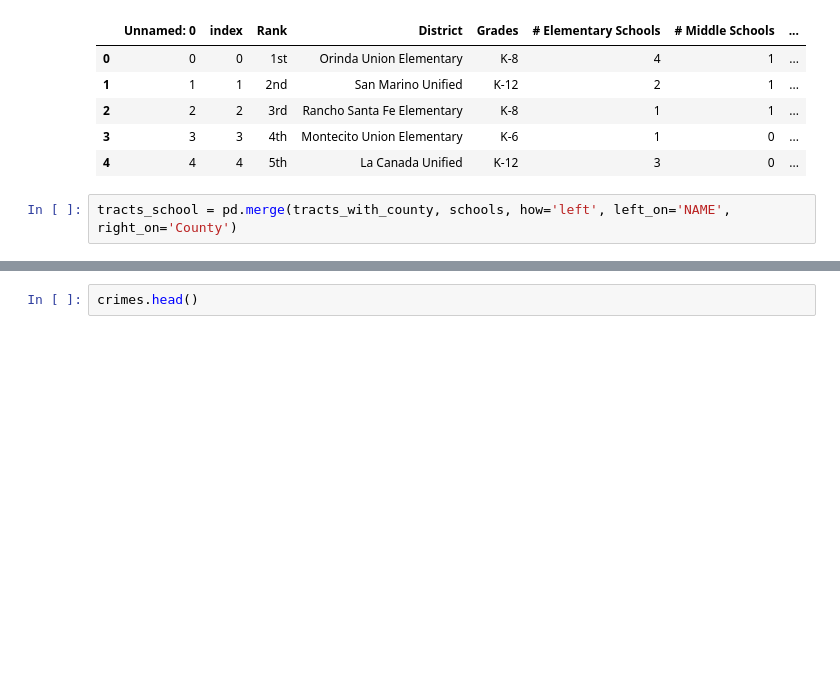
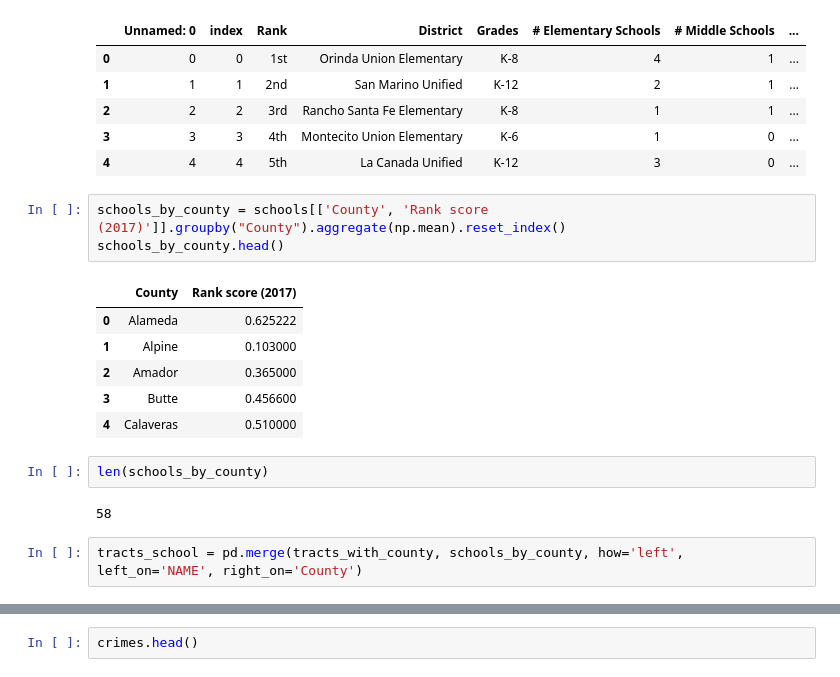
Before and after one commit to SUSA-org/HousingCrisisAPP, a Jupyter notebook: ipynbs/tracts_more_granular.ipynb, the cells around one changed output, grey strips where cells are left out. Drawn from its saved outputs; the diff is of its cells as text; blank space fills up the shorter version.

Commit message:
oops tracts work now

```diff
--- a/tracts_more_granular.ipynb
+++ b/ipynbs/tracts_more_granular.ipynb
@@ -133,8 +137,22 @@ schools.head()
 | 2 | 2 | 2 | 3rd | Rancho Santa Fe Elementary | K-8 | 1 | 1 | ... |
 | 3 | 3 | 3 | 4th | Montecito Union Elementary | K-6 | 1 | 0 | ... |
 | 4 | 4 | 4 | 5th | La Canada Unified | K-12 | 3 | 0 | ... |
+# %%
+schools_by_county = schools[['County', 'Rank score (2017)']].groupby("County").aggregate(np.mean).reset_index()
+schools_by_county.head()
+# %% [output]
+|  | County | Rank score (2017) |
+| 0 | Alameda | 0.625222 |
+| 1 | Alpine | 0.103000 |
+| 2 | Amador | 0.365000 |
+| 3 | Butte | 0.456600 |
+| 4 | Calaveras | 0.510000 |
+# %%
+len(schools_by_county)
+# %% [output]
+58
 # %%
-tracts_school = pd.merge(tracts_with_county, schools, how='left', left_on='NAME', right_on='County')
+tracts_school = pd.merge(tracts_with_county, schools_by_county, how='left', left_on='NAME', right_on='County')
 # %%
 tracts_school.head()
 # %% [output]
```
Also changed, not shown: parts of 7 cells of this notebook, 1 other file.
